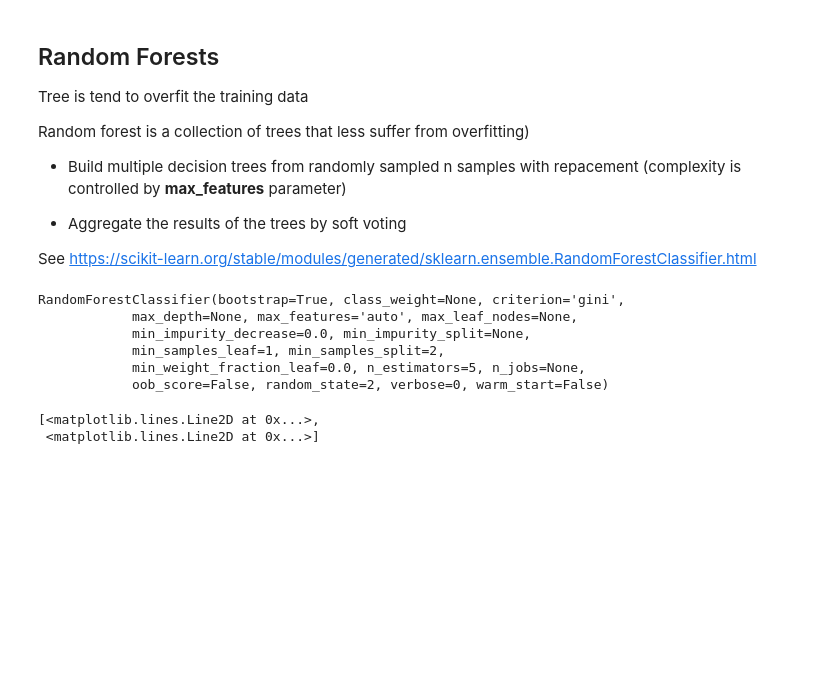
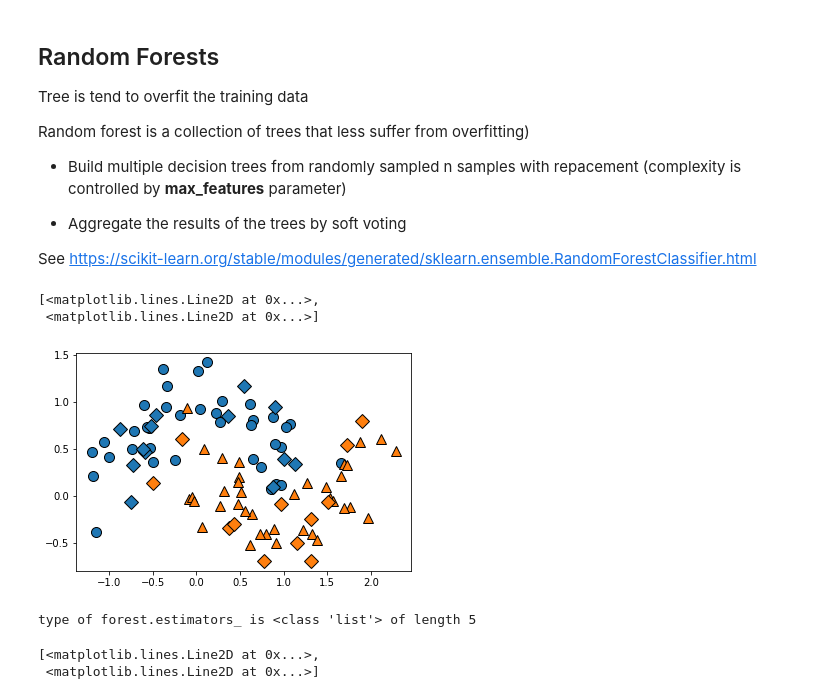
Before and after one commit to callee2006/MachineLearning, a Jupyter notebook: tree_and_ensemble.ipynb, the cells around one changed output. Saved outputs shown, nothing was run; the diff lists cells and outputs as text; code cells hidden in the pictures; blank space fills up the shorter version.

```diff
--- a/tree_and_ensemble.ipynb
+++ b/tree_and_ensemble.ipynb
@@ -110,18 +179,24 @@ See https://scikit-learn.org/stable/modules/generated/sklearn.ensemble.RandomFor
 # %%
 from sklearn.datasets import make_moons
 X, y = make_moons(n_samples=100, noise=0.25, random_state=3)
 X_train, X_test, y_train, y_test = train_test_split(X, y, stratify=y,random_state=42)
+
+mglearn.discrete_scatter(X_train[:, 0], X_train[:, 1], y_train)
+mglearn.discrete_scatter(X_test[:, 0], X_test[:, 1], y_test, markers='D')
+# %% [output]
+[<matplotlib.lines.Line2D at 0x...>,
+ <matplotlib.lines.Line2D at 0x...>]
+[figure, added]
 # %%
+# create and train RandomForestClassifier instance
 from sklearn.ensemble import RandomForestClassifier
+
 forest = RandomForestClassifier(n_estimators=5, random_state=2)
 forest.fit(X_train, y_train)
+
+print("type of forest.estimators_ is {} of length {}". format(type(forest.estimators_), len(forest.estimators_)))
 # %% [output]
-RandomForestClassifier(bootstrap=True, class_weight=None, criterion='gini',
-            max_depth=None, max_features='auto', max_leaf_nodes=None,
-            min_impurity_decrease=0.0, min_impurity_split=None,
-            min_samples_leaf=1, min_samples_split=2,
-            min_weight_fraction_leaf=0.0, n_estimators=5, n_jobs=None,
-            oob_score=False, random_state=2, verbose=0, warm_start=False)
+type of forest.estimators_ is <class 'list'> of length 5
 # %%
 fig, axes = plt.subplots(2, 3, figsize=(20, 10))
 for i, (ax, tree) in enumerate(zip(axes.ravel(), forest.estimators_)):
```
Also changed, not shown: parts of 18 cells of this notebook.
